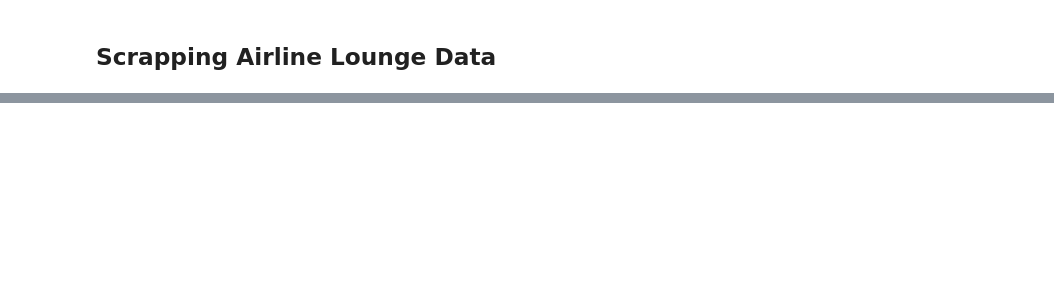
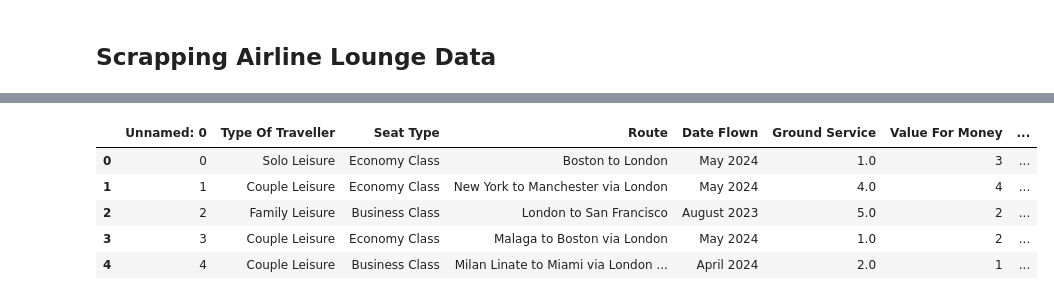
Before and after one commit to nelson123-lab/British-Airways-Data-Science, a Jupyter notebook: Scapping_data.ipynb, the cells around one changed output, grey strips where cells are left out. Cells and saved outputs as stored; diff of their text form; code cells hidden in the pictures; blank space fills up the shorter version.

```diff
--- a/Scapping_data.ipynb
+++ b/Scapping_data.ipynb
@@ -305,0 +305,2 @@ df
+# %%
+data = pd.read_csv("/content/Airline_reviews_data")
@@ -305,0 +327,9 @@ df
+# %%
+data.head()
+# %% [output]
+|  | Unnamed: 0 | Type Of Traveller | Seat Type | Route | Date Flown | Ground Service | Value For Money | ... |
+| 0 | 0 | Solo Leisure | Economy Class | Boston to London | May 2024 | 1.0 | 3 | ... |
+| 1 | 1 | Couple Leisure | Economy Class | New York to Manchester via London | May 2024 | 4.0 | 4 | ... |
+| 2 | 2 | Family Leisure | Business Class | London to San Francisco | August 2023 | 5.0 | 2 | ... |
+| 3 | 3 | Couple Leisure | Economy Class | Malaga to Boston via London | May 2024 | 1.0 | 2 | ... |
+| 4 | 4 | Couple Leisure | Business Class | Milan Linate to Miami via London ... | April 2024 | 2.0 | 1 | ... |
```
Also changed, not shown: parts of 22 cells of this notebook.
